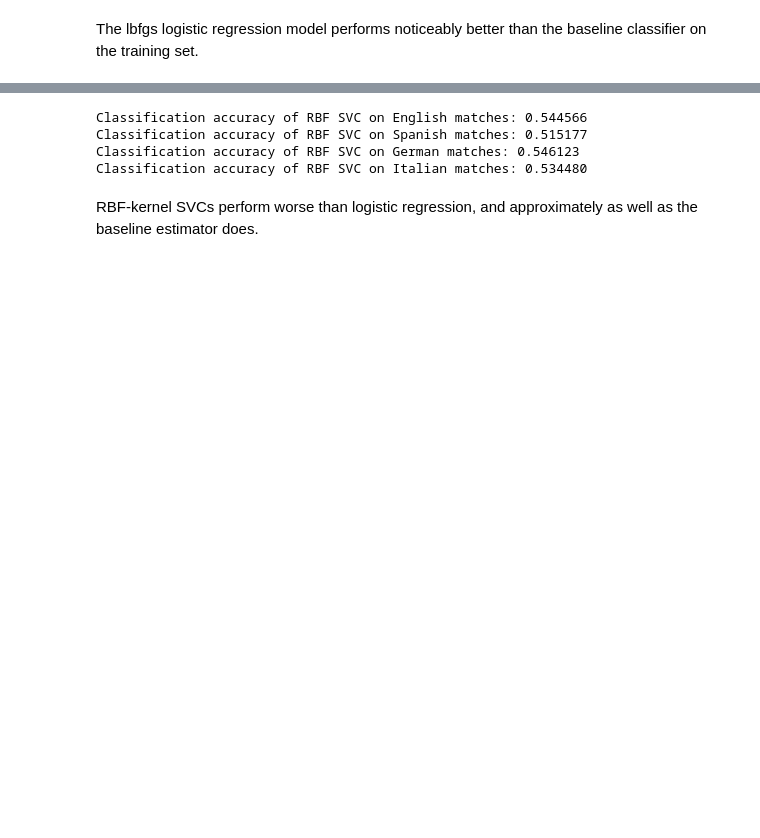
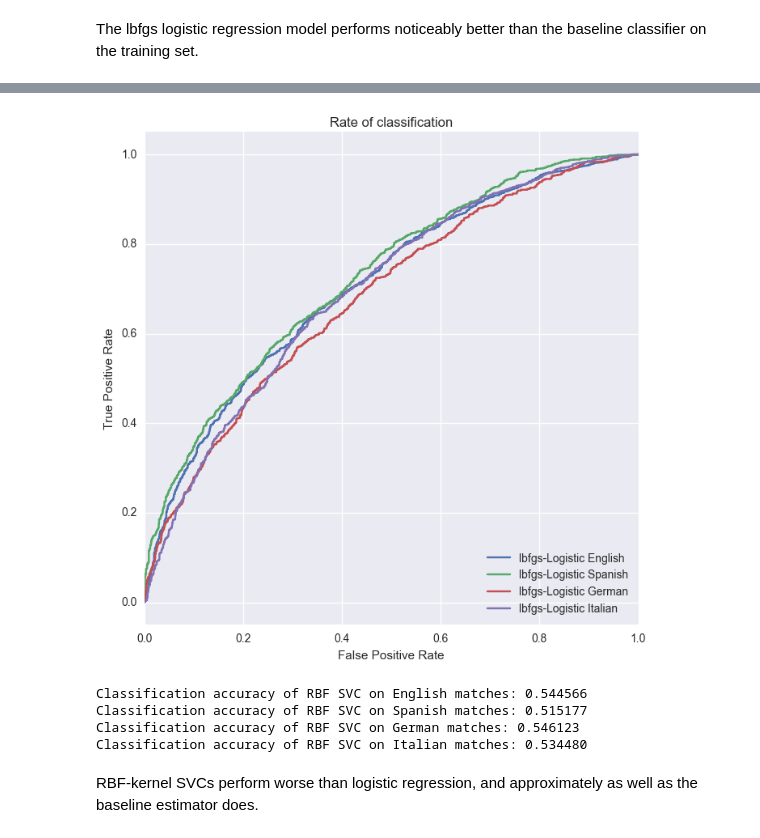
Before and after one commit to darren-geng/European-Soccer-Odds, a Jupyter notebook: European Soccer Odds.ipynb, the cells around one changed output, grey strips where cells are left out. Cells and saved outputs as stored; diff of their text form; code cells hidden in the pictures; blank space fills up the shorter version.

```diff
--- a/European Soccer Odds.ipynb
+++ b/European Soccer Odds.ipynb
@@ -120,9 +113,9 @@ Now we are going to add a new column, `match_result` which compares `home_team_g
 # Replace home_team_goal and away_team_goal with home_win (0 = no/draw, 1 = yes)
 def find_winner(row):
     if row['home_team_goal'] > row['away_team_goal']:
+        return 2
+    if row['home_team_goal'] == row['away_team_goal']:
         return 1
-    if row['home_team_goal'] == row['away_team_goal']:
-        return 0
     if row['home_team_goal'] < row['away_team_goal']:
         return 0
 matches.insert(9, 'match_result', -1)
@@ -226,3 +260,21 @@ compare_results(results)
+# %%
+def roc_plot(list_of_results):
+    plt.figure(figsize=(7, 7))
+    ax = plt.gca()
+    for X, y, clfname, clf in list_of_results:
+        clf_probs = clf.predict_proba(X)[:,1]
+        fpr, tpr, thresholds = roc_curve(y, clf_probs)
+        ax.plot(fpr, tpr, label=clfname)
+        ax.legend(loc = "lower right")
+    ax.set_xlabel('False Positive Rate')
+    ax.set_ylabel('True Positive Rate')
+    ax.set_ylim([-0.05, 1.05])
+    ax.legend(loc='lower right')
+    ax.set_title('Rate of classification')
+    plt.tight_layout()
+roc_plot(results)
+# %% [output]
+[figure, added]
 # %%
 eng_rbf = SVC(kernel = 'rbf', probability = True)
 spa_rbf = SVC(kernel = 'rbf', probability = True)
```
Also changed, not shown: parts of 7 cells of this notebook.
